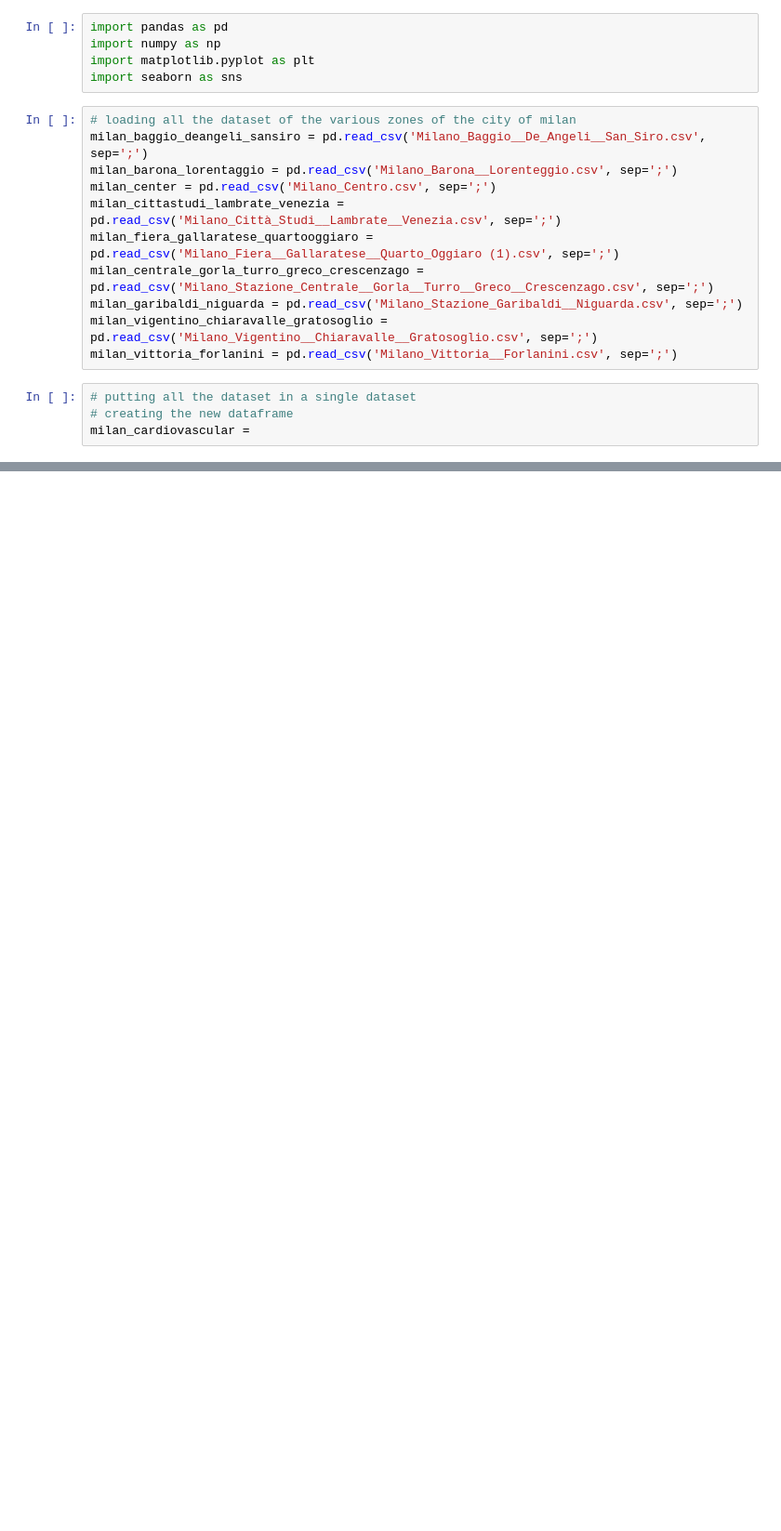
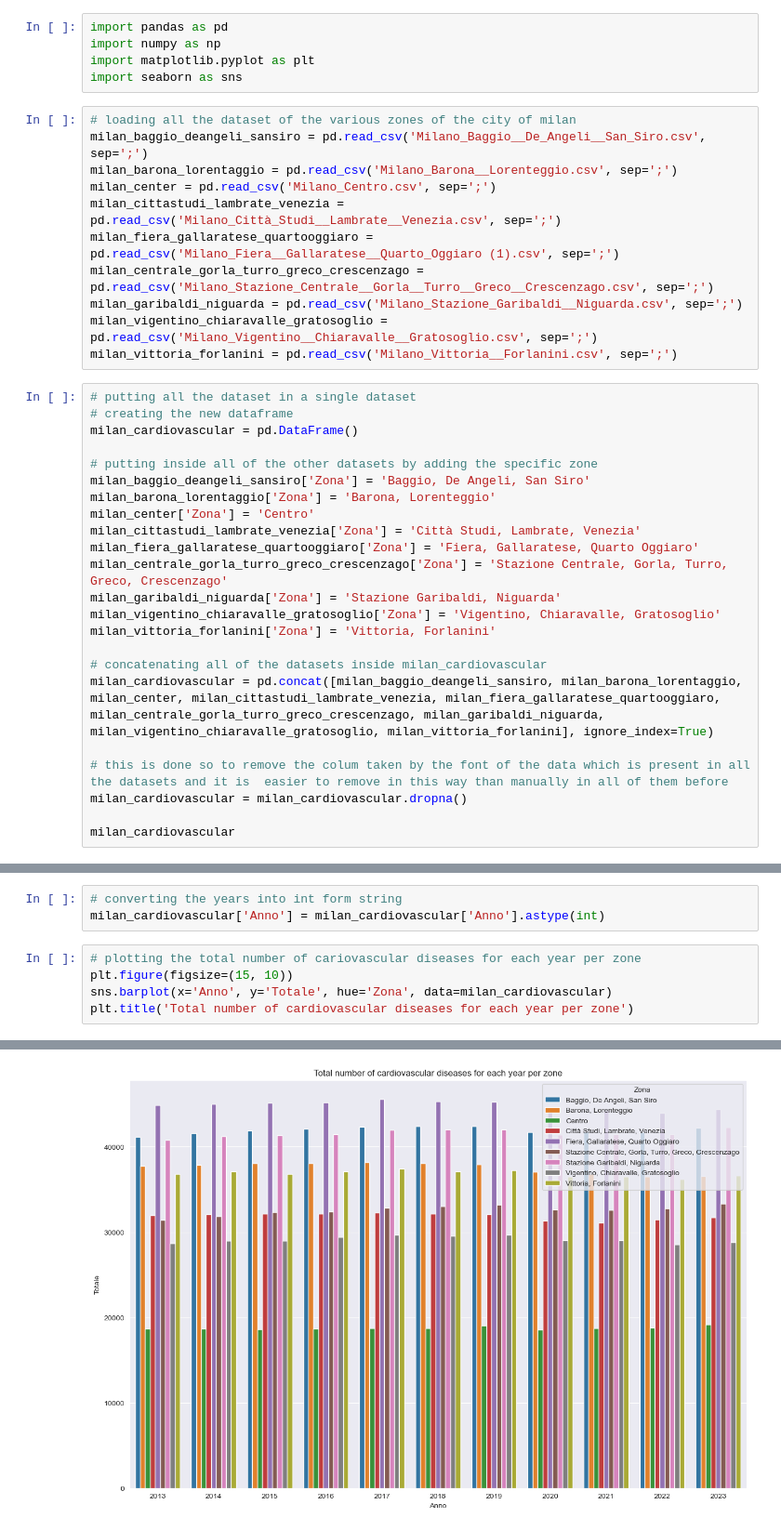
Before and after one commit to LGpolimi/HHE_DSLAB_project_AA2324, a Jupyter notebook: health_data/cardiovascular/Cardiovascular diseases/cardio.ipynb, the cells around one changed output, grey strips where cells are left out. Shown at 93% size. Drawn from its saved outputs; the diff is of its cells as text; blank space fills up the shorter version.

Commit message:
this is the starting point for cardiovascular diseases analysis in milan Some plots are in

```diff
--- a/health_data/cardiovascular/Cardiovascular diseases/cardio.ipynb
+++ b/health_data/cardiovascular/Cardiovascular diseases/cardio.ipynb
@@ -17,4 +17,23 @@ milan_vittoria_forlanini = pd.read_csv('Milano_Vittoria__Forlanini.csv', sep=';'
 # %%
 # putting all the dataset in a single dataset
 # creating the new dataframe
-milan_cardiovascular =
+milan_cardiovascular = pd.DataFrame()
+
+# putting inside all of the other datasets by adding the specific zone
+milan_baggio_deangeli_sansiro['Zona'] = 'Baggio, De Angeli, San Siro'
+milan_barona_lorentaggio['Zona'] = 'Barona, Lorenteggio'
+milan_center['Zona'] = 'Centro'
+milan_cittastudi_lambrate_venezia['Zona'] = 'Città Studi, Lambrate, Venezia'
+milan_fiera_gallaratese_quartooggiaro['Zona'] = 'Fiera, Gallaratese, Quarto Oggiaro'
+milan_centrale_gorla_turro_greco_crescenzago['Zona'] = 'Stazione Centrale, Gorla, Turro, Greco, Crescenzago'
+milan_garibaldi_niguarda['Zona'] = 'Stazione Garibaldi, Niguarda'
+milan_vigentino_chiaravalle_gratosoglio['Zona'] = 'Vigentino, Chiaravalle, Gratosoglio'
+milan_vittoria_forlanini['Zona'] = 'Vittoria, Forlanini'
+
+# concatenating all of the datasets inside milan_cardiovascular
+milan_cardiovascular = pd.concat([milan_baggio_deangeli_sansiro, milan_barona_lorentaggio, milan_center, milan_cittastudi_lambrate_venezia, milan_fiera_gallaratese_quartooggiaro, milan_centrale_gorla_turro_greco_crescenzago, milan_garibaldi_niguarda, milan_vigentino_chiaravalle_gratosoglio, milan_vittoria_forlanini], ignore_index=True)
+
+# this is done so to remove the colum taken by the font of the data which is present in all the datasets and it is  easier to remove in this way than manually in all of them before
+milan_cardiovascular = milan_cardiovascular.dropna()
+
+milan_cardiovascular
@@ -20,0 +54,9 @@ milan_cardiovascular =
+# %%
+# converting the years into int form string
+milan_cardiovascular['Anno'] = milan_cardiovascular['Anno'].astype(int)
+# %%
+# plotting the total number of cariovascular diseases for each year per zone
+plt.figure(figsize=(15, 10))
+sns.barplot(x='Anno', y='Totale', hue='Zona', data=milan_cardiovascular)
+plt.title('Total number of cardiovascular diseases for each year per zone')
+# %% [output]
@@ -20,0 +64 @@ milan_cardiovascular =
+[figure, added]
```
Also changed, not shown: parts of 4 cells of this notebook.
